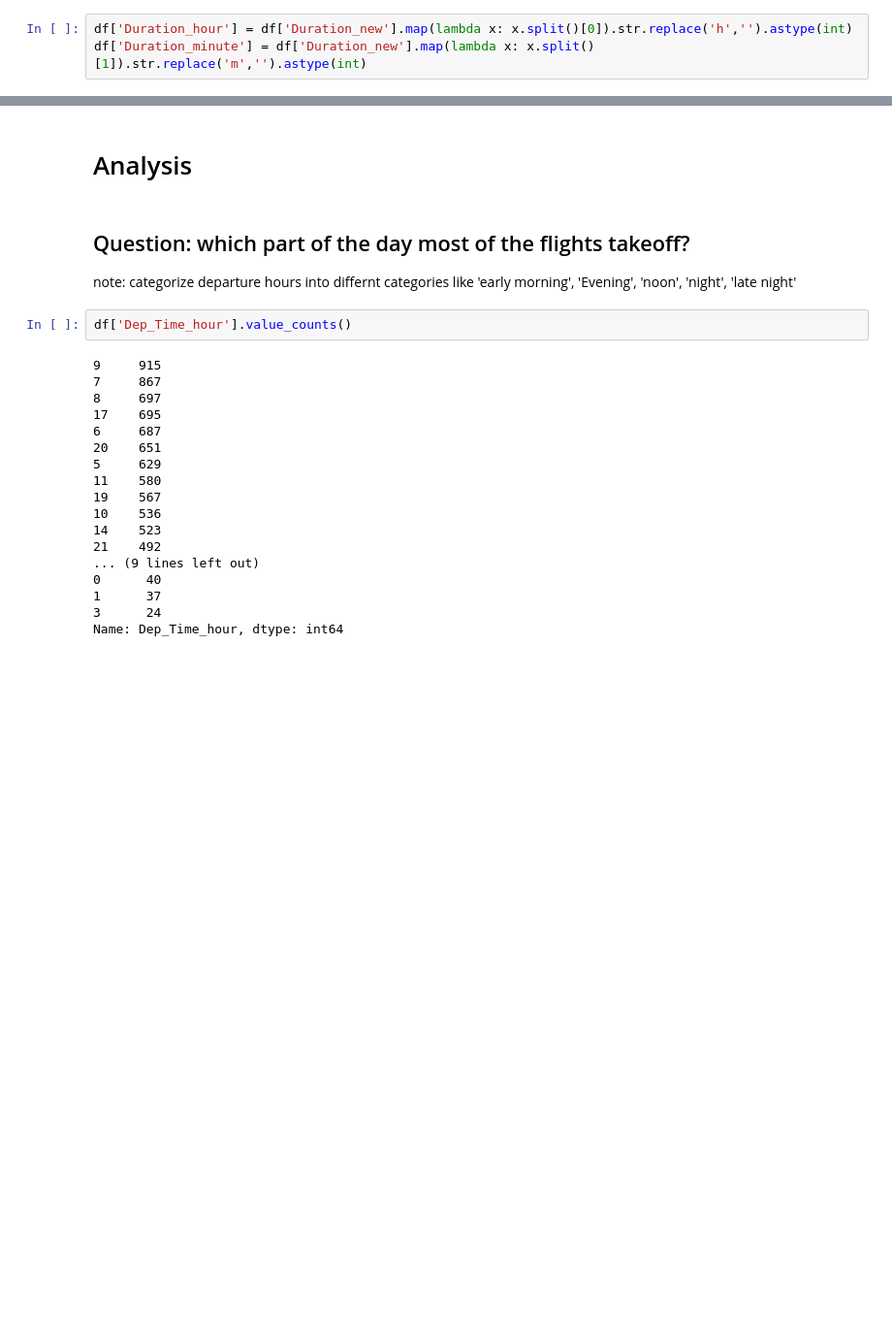
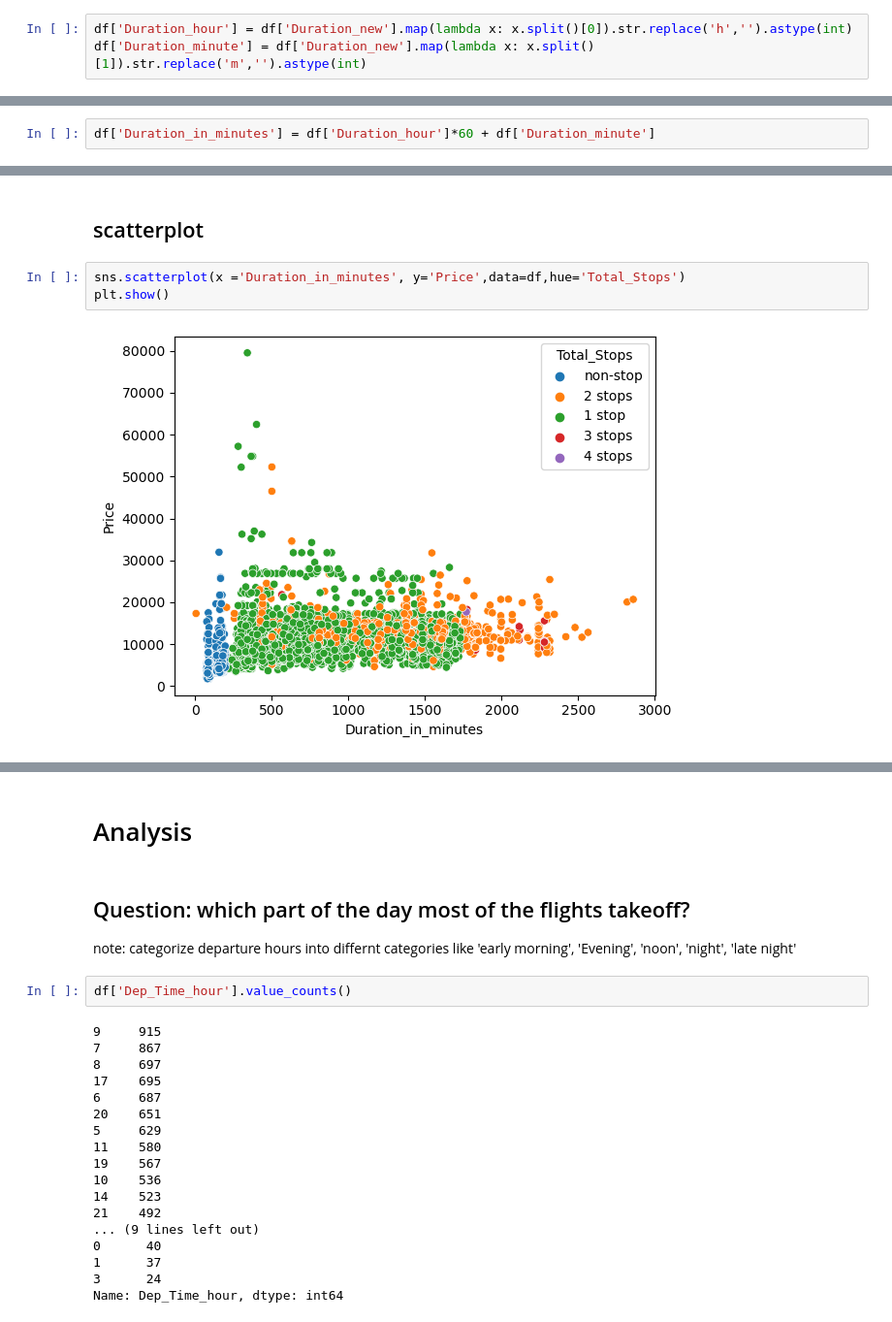
Before and after one commit to vishnuvardhan-jadava/Airlines-Flight-Prediction, a Jupyter notebook: airlines.ipynb, the cells around one changed output, grey strips where cells are left out. Shown: that part at 97% size. Cells and saved outputs as stored; diff of their text form; blank space fills up the shorter version.

```diff
--- a/airlines.ipynb
+++ b/airlines.ipynb
@@ -240 +240,3 @@ df.head(3)
 3 rows × 21 columns
+# %%
+df['Duration_in_minutes'] = df['Duration_hour']*60 + df['Duration_minute']
@@ -240,0 +251,7 @@ df.head(3)
+# %% [markdown]
+## scatterplot
+# %%
+sns.scatterplot(x ='Duration_in_minutes', y='Price',data=df,hue='Total_Stops')
+plt.show()
+# %% [output]
+[figure, added]
```
Also changed, not shown: parts of 31 cells of this notebook.
